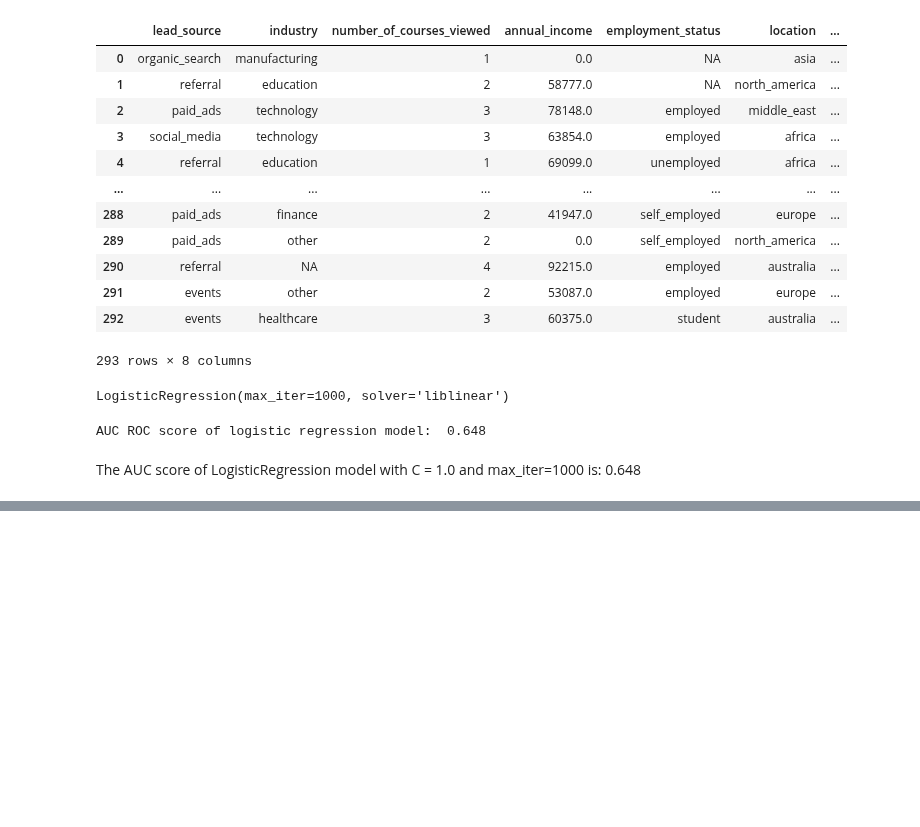
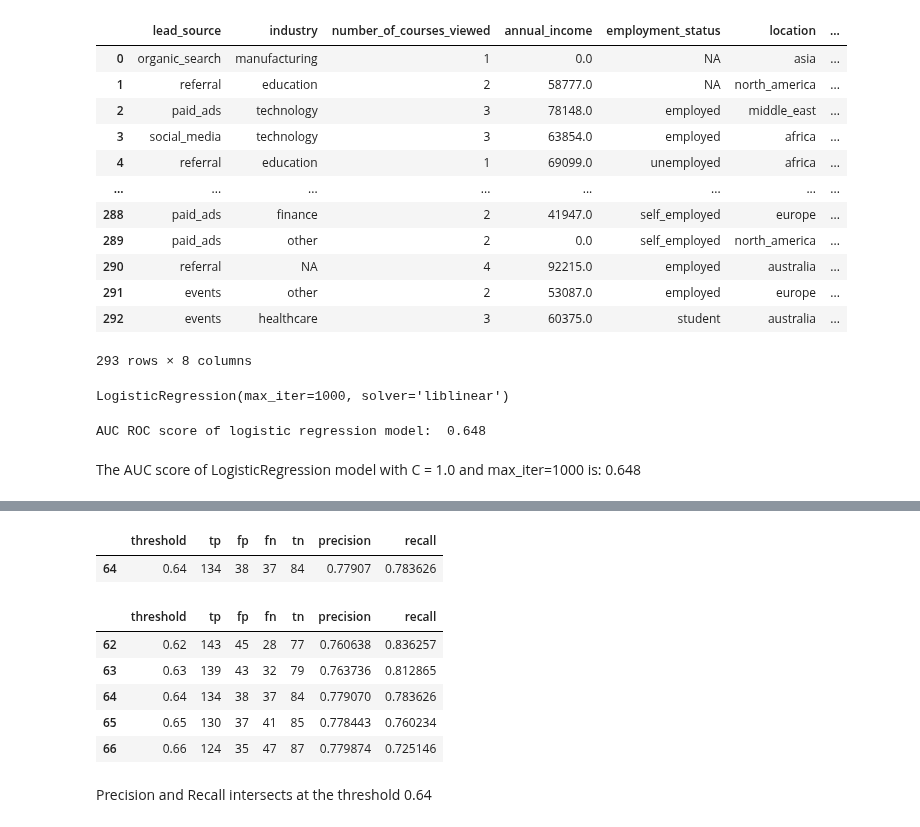
Before and after one commit to srikaldata/ml-zoomcamp-2025, a Jupyter notebook: 04-evaluation/04-evaluation-homework.ipynb, the cells around one changed output, grey strips where cells are left out. Drawn from its saved outputs; the diff is of its cells as text; code cells hidden in the pictures; blank space fills up the shorter version.

```diff
--- a/04-evaluation/04-evaluation-homework.ipynb
+++ b/04-evaluation/04-evaluation-homework.ipynb
@@ -258,0 +304,16 @@ The AUC score of LogisticRegression model with C = 1.0 and max_iter=1000 is: 0.6
+# %%
+# point where precision and recall intersect
+shared_values = scores_df_q3[scores_df_q3['precision'].round(2) == scores_df_q3['recall'].round(2)]
+display(shared_values)
+display(scores_df_q3.iloc[ 62:67 ])
+# %% [output]
+|  | threshold | tp | fp | fn | tn | precision | recall |
+| 64 | 0.64 | 134 | 38 | 37 | 84 | 0.77907 | 0.783626 |
+|  | threshold | tp | fp | fn | tn | precision | recall |
+| 62 | 0.62 | 143 | 45 | 28 | 77 | 0.760638 | 0.836257 |
+| 63 | 0.63 | 139 | 43 | 32 | 79 | 0.763736 | 0.812865 |
+| 64 | 0.64 | 134 | 38 | 37 | 84 | 0.779070 | 0.783626 |
+| 65 | 0.65 | 130 | 37 | 41 | 85 | 0.778443 | 0.760234 |
+| 66 | 0.66 | 124 | 35 | 47 | 87 | 0.779874 | 0.725146 |
+# %% [markdown]
+Precision and Recall intersects at the threshold 0.64
```
Also changed, not shown: parts of 3 cells of this notebook.
